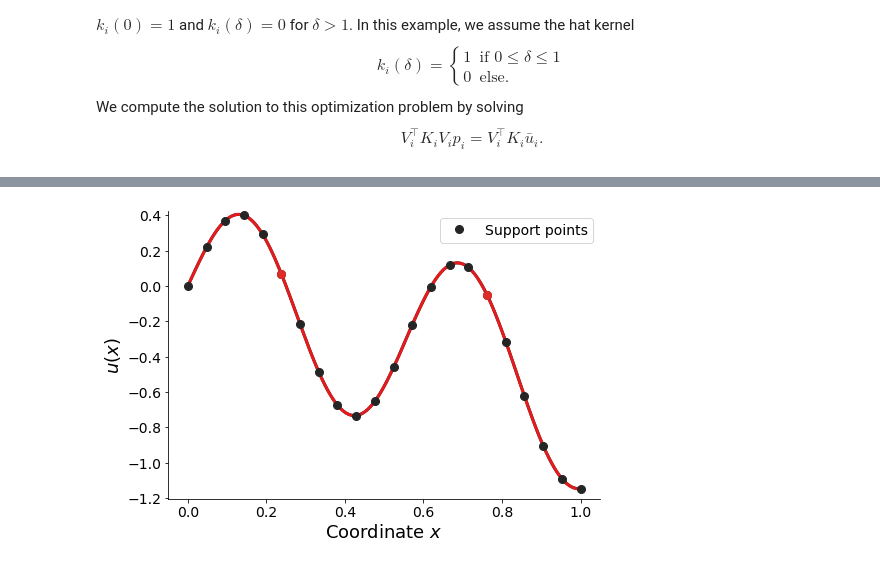
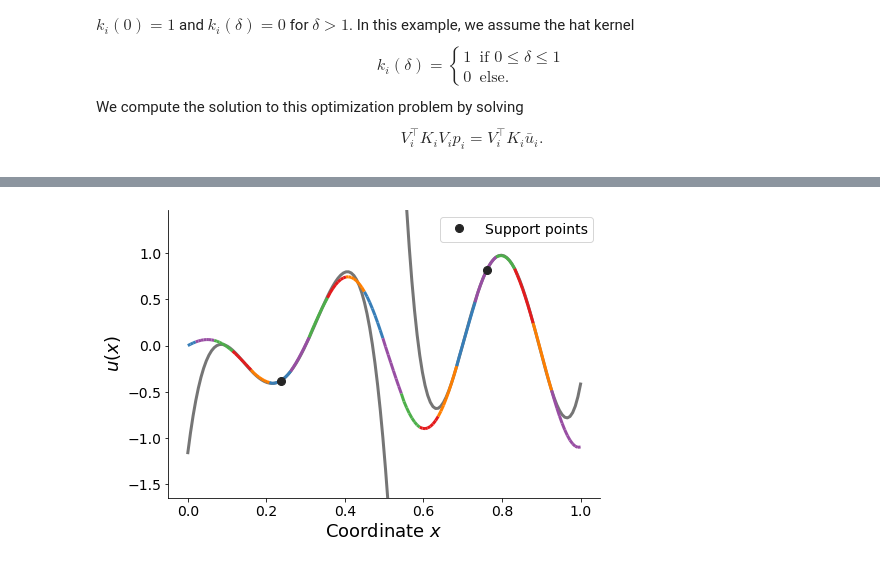
Before and after one commit to andyddavis/clf, a Jupyter notebook: examples/_data-driven-CLF.ipynb, the cells around one changed output, grey strips where cells are left out. Saved outputs shown, nothing was run; the diff lists cells and outputs as text; code cells hidden in the pictures.

```diff
--- a/examples/_data-driven-CLF.ipynb
+++ b/examples/_data-driven-CLF.ipynb
@@ -44,7 +47,7 @@ supportPointLocations = np.linspace(0.0, 1.0, num=nSupportPoints)
 In the next block, we plot the true function and the support points, highlighting two support points (red dots). We demonstrate how to define and use local functions using these support points.
 # %%
 def TrueSolution(x):
-    return np.sin(5.0*x)*np.cos(2.0*np.pi*x) - x*(x-0.25)*(x-0.75)
+    return np.sin(2.0*x)*np.cos(5.0*np.pi*x) - x*(x-0.25)*(x-0.75)
 
 # use a function to plot the exact solution so that the "true" evaluations stay local variables
 def PlotTrueSolution():
@@ -300,37 +309,59 @@ cloud = clf.SupportPointCloud(supportPoints, cloudOptions)
 # compute the optimal coefficients for each support point
 funcOptions = dict()
 func = clf.LocalFunction(cloud, funcOptions)
 
 # use a function to plot the exact solution so that the "true" evaluations stay local variables
 def PlotSolution():
     # choose points where we are going to evaluate the function (for plotting)
     pnts = np.linspace(0.0, 1.0, num=150)
+
+    # evaluate the true solution
     u = [TrueSolution(x) for x in pnts]
+
     uestimated = [func.Evaluate([x]) [0] for x in pnts]
+    points = np.array([pnts, uestimated]).T.reshape(-1, 1, 2)
+    segments = np.concatenate([points[:-1], points[1:]], axis=1)
+
+    # determine the closest support point and evaluate the surrogate model
+    closestSupport = [func.NearestNeighborIndex([x]) for x in pnts]
 
     # evaluate the true solution at each support point
     usupp = [TrueSolution(x) for x in supportPointLocations]
+
+    # evaluate the example support ponits
+    suppPoint1Evals = [supportPoints[index1].EvaluateLocalFunction([x]) for x in pnts]
+    suppPoint2Evals = [supportPoints[index2].EvaluateLocalFunction([x]) for x in pnts]
 
     # plot the exact evaluation
     %matplotlib inline
     fig = plt.figure()
     ax = fig.add_axes([0,0,1,1])
-    ax.plot(pnts, u, color='#252525', linewidth=3)
-    ax.plot(pnts, uestimated, color='#e41a1c', linewidth=3)
-    ax.plot(supportPointLocations, usupp, 'o', color='#252525', label='Support points', markersize=8)
-    ax.plot(supportPointLocations[index1], usupp[index1], 'o', color='#de2d26', markersize=8)
-    ax.plot(supportPointLocations[index2], usupp[index2], 'o', color='#de2d26', markersize=8)
+    #ax.plot(pnts, u, color='#252525', linewidth=3)
+    ax.plot(pnts, suppPoint1Evals, color='#757575', linewidth=3, zorder=0)
+    ax.plot(pnts, suppPoint2Evals, color='#757575', linewidth=3, zorder=0)
+    colors = cycle(['#377eb8', '#984ea3', '#4daf4a', '#e41a1c', '#ff7f00'])
+    cols = [None]*len(supportPoints)
+    for i, c in zip(range(len(supportPoints)), colors):
+        cols[i] = c
+    cmap = ListedColormap(cols)
+    norm = BoundaryNorm(range(len(supportPoints)), cmap.N)
+    lc = LineCollection(segments, cmap=cmap, norm=norm, zorder=1)
+    lc.set_array(np.array(closestSupport[1:]))
+    lc.set_linewidth(3)
+    line = ax.add_collection(lc)
+    ax.plot(supportPointLocations[index1], usupp[index1], 'o', color='#252525', label='Support points', markersize=8)
+    ax.plot(supportPointLocations[index2], usupp[index2], 'o', color='#252525', markersize=8)
     ax.legend(loc='best')
     ax.spines['right'].set_visible(False)
     ax.spines['top'].set_visible(False)
     ax.yaxis.set_ticks_position('left')
     ax.xaxis.set_ticks_position('bottom')
     ax.set_xlim([-0.05, 1.05])
-    ax.set_ylim([1.05*min(u), 1.05*max(u)])
+    ax.set_ylim([1.5*min(u), 1.5*max(u)])
     ax.set_xlabel(r'Coordinate $x$')
     ax.set_ylabel(r'$u(x)$')
     plt.show()
 
 PlotSolution()
 # %% [output]
-[figure, old version]
+[figure, new version]
```
Also changed, not shown: parts of 8 cells of this notebook, 4 other files.
